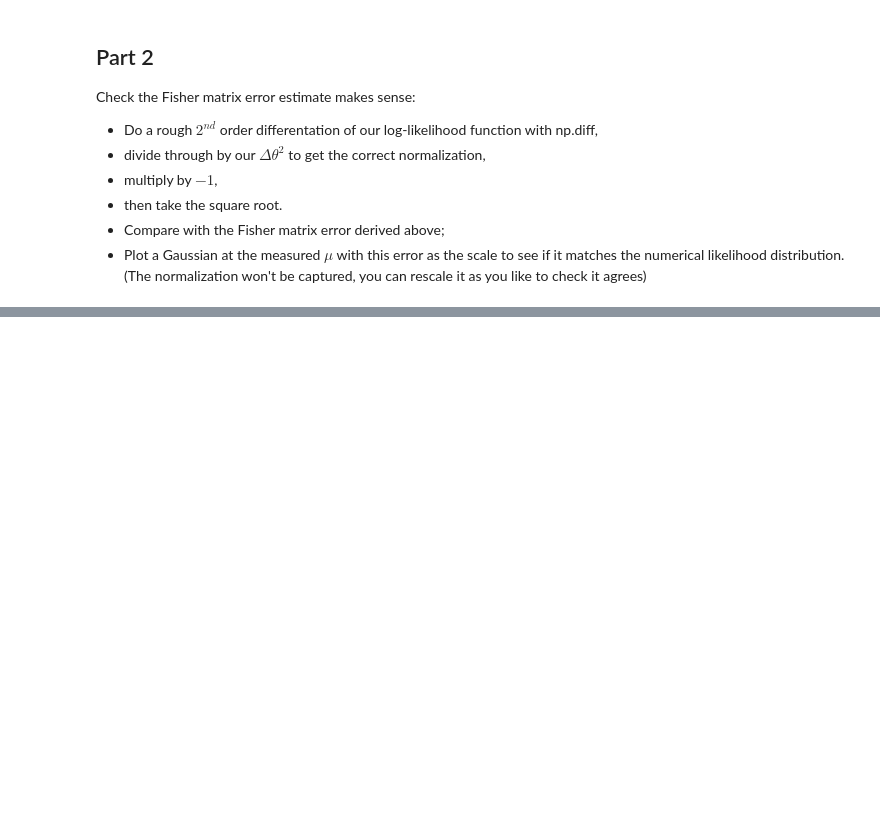
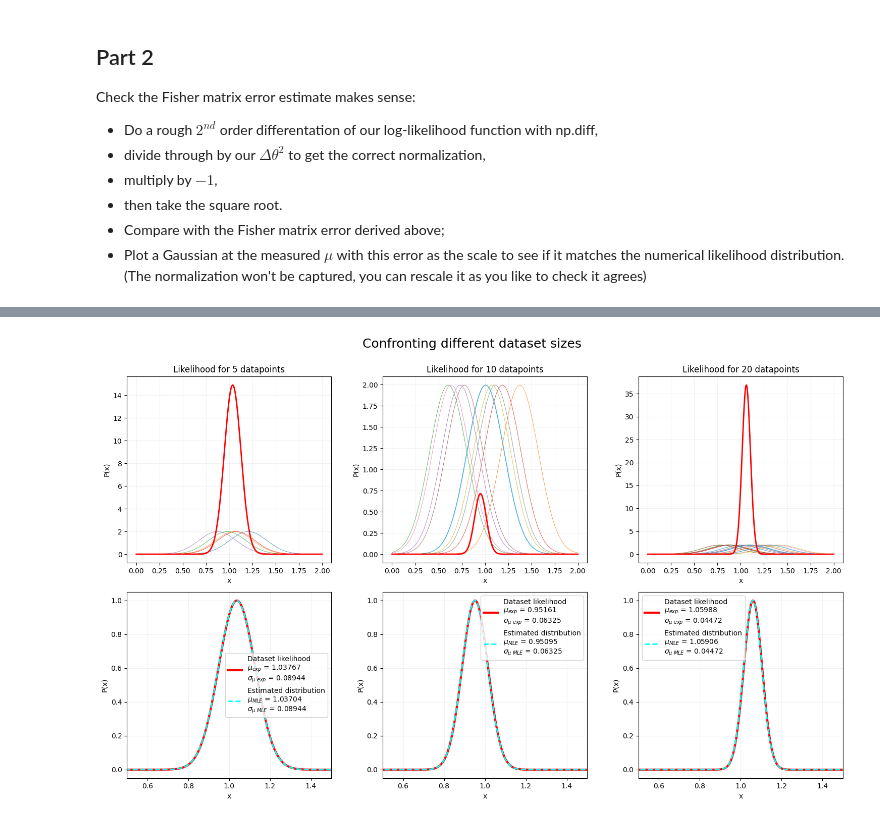
Before and after one commit to Alice-Palladino/astrostatistics_bicocca_2024, a Jupyter notebook: working/L05 - Position of a quasar.ipynb, the cells around one changed output, grey strips where cells are left out. Cells and saved outputs as stored; diff of their text form; code cells hidden in the pictures; blank space fills up the shorter version.

```diff
--- a/working/L05 - Position of a quasar.ipynb
+++ b/working/L05 - Position of a quasar.ipynb
@@ -82,0 +102,59 @@ print(sigma/N**0.5)
+# %%
+# Repeating for different values N
+
+Dataset_size = np.array([5, 10, 20])
+mu = 1
+sigma = 0.2
+
+fig, ax = plt.subplots(2, 3, figsize=(15, 10))
+fig.suptitle('Confronting different dataset sizes', fontsize = 18)
+
+grid = np.linspace(0, 2, 1000)
+dx = grid[1]-grid[0]
+
+for i, N in enumerate(Dataset_size):
+
+    x_sample = np.random.normal(loc=mu, scale=sigma, size=N)
+
+    likelihood = 1
+
+    for j in range(N):
+        gaussian = norm(loc=x_sample[j],scale=sigma)
+        ax[0, i].plot(grid, gaussian.pdf(grid), lw = 0.5)
+        likelihood *= gaussian.pdf(grid)
+
+    ax[0, i].plot(grid, likelihood, lw = 2, c = 'red', label = 'Dataset likelihood')
+    ax[0, i].set_xlabel('x')
+    ax[0, i].set_ylabel('P(x)')
+    ax[0, i].grid(c='grey', alpha = 0.1)
+    ax[0, i].set_title('Likelihood for ' + str(N) + ' datapoints')
+
+    sort = np.argsort(likelihood)
+    max_ind = sort[-1]
+    l_max = grid[max_ind]
+    mu_exp = np.mean(x_sample)
+    rel_err_mu = abs(l_max - mu_exp) / mu_exp * 100
+
+    lnL = np.log(likelihood)
+    d2lnL = np.diff(lnL, n=2)
+
+    sigma_mu = d2lnL/(dx**2)
+    sigma_mu *= -1
+    sigma_mu = 1/np.sqrt(sigma_mu)
+    sigma_mu_exp = sigma/np.sqrt(N)
+
+    est_gauss = norm(loc=l_max, scale=sigma_mu[max_ind])
+    ax[1, i].plot(grid, likelihood/max(likelihood), lw = 3, c = 'red',
+                  label = 'Dataset likelihood\n$\\mu_{exp}$ = ' + str(round(mu_exp, 5)) + '\n$\\sigma_{\\mu~exp}$ = ' + str(round(sigma_mu_exp, 5)))
+    ax[1, i].plot(grid, est_gauss.pdf(grid)/max(est_gauss.pdf(grid)), lw = 2, ls = 'dashed', c = 'aqua',
+                  label = 'Estimated distribution\n$\\mu_{MLE}$ = ' + str(round(l_max, 5)) + '\n$\\sigma_{\\mu~MLE}$ = ' + str(round(sigma_mu[max_ind], 5)))
+    ax[1, i].set_xlabel('x')
+    ax[1, i].set_ylabel('P(x)')
+    ax[1, i].set_xlim([0.50, 1.50])
+    ax[1, i].grid(c='grey', alpha = 0.1)
+    ax[1, i].legend()
+
+plt.tight_layout(rect=[0, 0.05, 1, 0.98], w_pad=3.0)
+plt.show()
+# %% [output]
+[figure, added]
```
Also changed, not shown: parts of 5 cells of this notebook.
